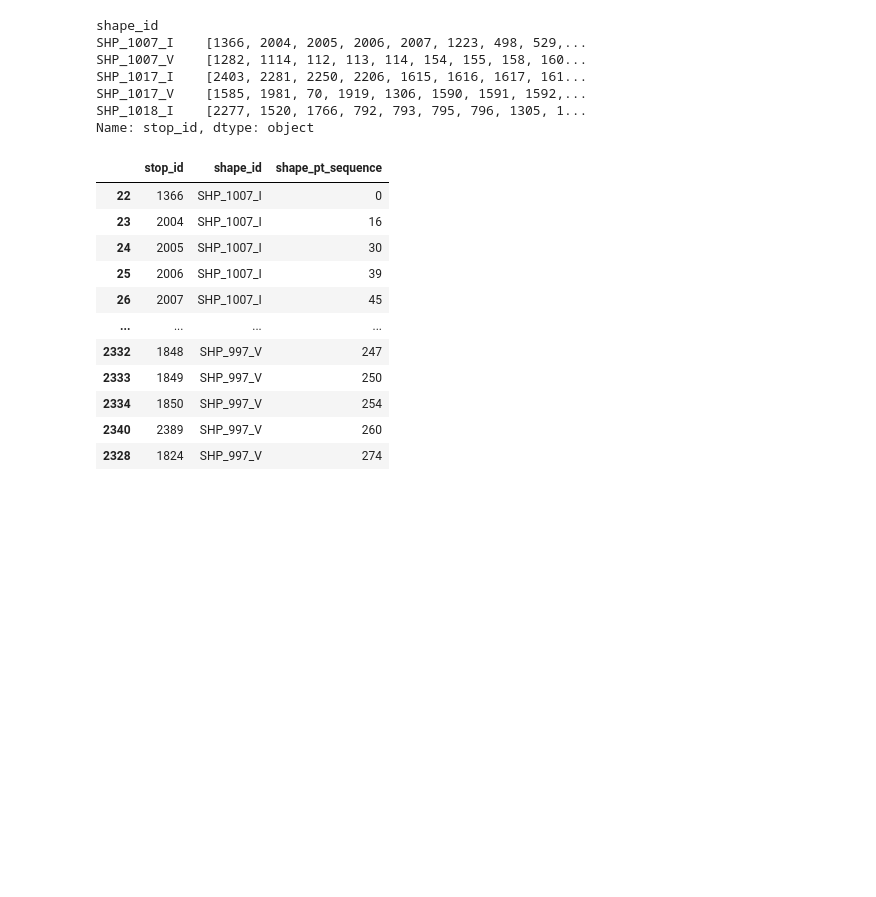
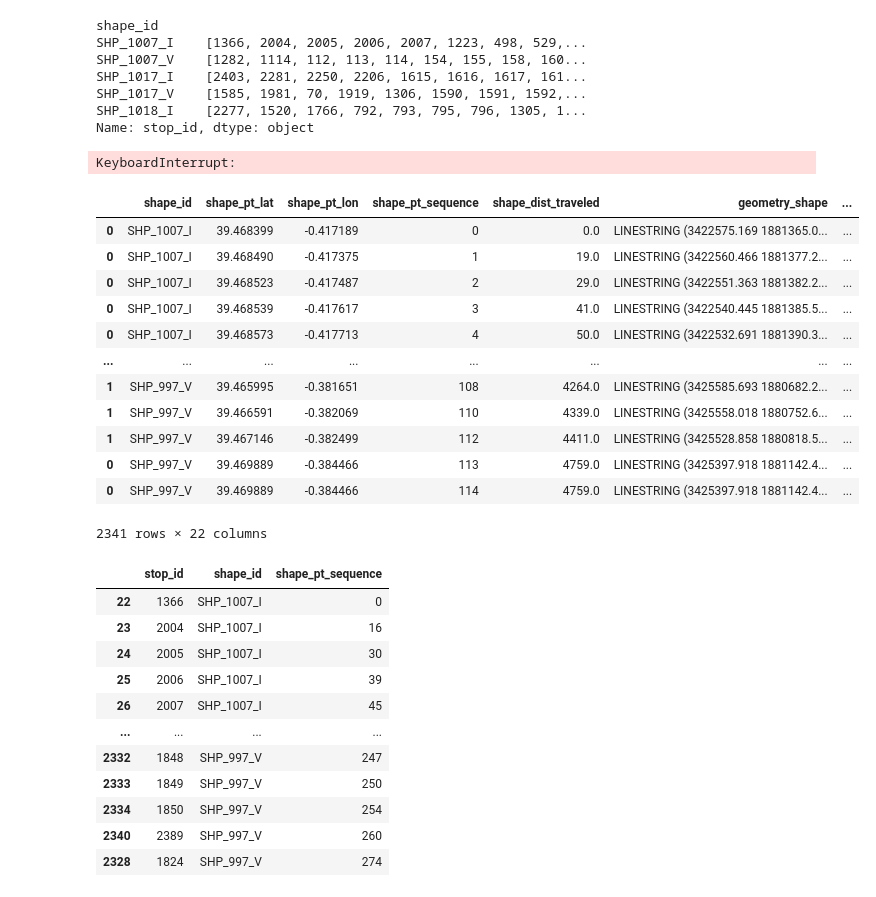
Before and after one commit to andrey-khaletsky/TFM, a Jupyter notebook: emt.ipynb, the cells around one changed output. Saved outputs shown, nothing was run; the diff lists cells and outputs as text; code cells hidden in the pictures; blank space fills up the shorter version.

Commit message:
latest version before network simplification attempt

```diff
--- a/emt.ipynb
+++ b/emt.ipynb
@@ -494,6 +455,6 @@ edges['length'] = edges['shape_dist_traveled_shifted'] - edges['shape_dist_trave
 edges = edges.drop(columns=['geometry_shifted', 'shape_dist_traveled_shifted', 'same_point'], errors='ignore')
 # %%
 edges = gpd.GeoDataFrame(edges, geometry='geometry', crs='EPSG:3035')
-edges = edges.to_crs('EPSG:3035')
+# edges = edges.to_crs('EPSG:3035')
 edges
 # %% [output]
@@ -516,15 +603,17 @@ AttributeError: 'NoneType' object has no attribute 'copy'
+# %%
+# add artificial edges to the network
+edges_filtered = pd.concat([edges_filtered, edges_to_add], axis='index')
 # %%
 version = 1
 graph_to_load = 'v' + str(version)
 # %%
 root = etree.Element('network', name='emt_network_' + graph_to_load)
-
 
 ## GENERATING NODES
 
 nodes_item = etree.SubElement(root, 'nodes')
 
-for _, node in nodes.iterrows():
+for _, node in nodes_filtered.iterrows():
 
     nodes_item.append(etree.Element('node',
                                     id=str(node['node_id']),
@@ -536,7 +625,7 @@ for _, node in nodes.iterrows():
 
 links_item = etree.SubElement(root, 'links')
 
-for _, link in edges.iterrows():
+for _, link in edges_filtered.iterrows():
 
     from_node = link['from_node_id']
     to_node = link['to_node_id']
@@ -551,10 +640,6 @@ for _, link in edges.iterrows():
     link_item.set('permlanes', str(1))
     link_item.set('length', str(np.round(link['length'], 3)))
 
-    # link_item.set('capacity', str(link['capacity']))
-    # link_item.set('freespeed', str(link['speed_mps']))
-    # link_item.set('permlanes', str(link['NUMLANES']))
-    # link_item.set('permlanes', str(1))
 
     link_item.set('modes', 'pt')
 
@@ -662,6 +762,9 @@ SHP_1017_V    [1585, 1981, 70, 1919, 1306, 1590, 1591, 1592,...
 SHP_1018_I    [2277, 1520, 1766, 792, 793, 795, 796, 1305, 1...
 Name: stop_id, dtype: object
 # %%
+# we do a walk along the shape assigning stops consecutively to avoid non-increasing shape_pt_sequence's...
+
+test_gdf = gpd.GeoDataFrame()
 shape_segments_to_stops = gpd.GeoDataFrame()
 
 # iterating through shapes
@@ -673,14 +776,43 @@ for shape_id, stops_array in shapes_to_stops.items():
     # get only the relevant shape's stops
     stops_filtered = stops.loc[stops['stop_id'].isin(stops_array), :]
 
-    cross = pd.merge(shape_segments, stops_filtered, how='cross', suffixes=['_shape', '_stop'])
 
-    # calculating distance from every stop to every shape segment
-    cross['distance'] = cross['geometry_stop'].distance(cross['geometry_shape'])
+    last_sequence_assigned = -1
+    for _, stop in stops_filtered.iterrows():
 
-    # leave only nearest segment for each stop
-    shape_segments_to_stops = pd.concat([shape_segments_to_stops,
-                                         cross.sort_values(by='distance').groupby('stop_id').first()], axis='index')
+        # the
+        stop_to_assign = stops.loc[stops['stop_id'].eq(stop['stop_id']), :]
+        shape_segments_filtered = shape_segments.loc[shape_segments['shape_pt_sequence'].gt(last_sequence_assigned)]
+
+        cross = pd.merge(shape_segments_filtered, stop_to_assign, how='cross', suffixes=['_shape', '_stop'])
+        cross['distance'] = cross['geometry_stop'].distance(cross['geometry_shape'])
+        cross['distance_diff'] = cross['distance'].diff().shift(-1).ge(0)
+
+        segment_to_assign = cross.loc[cross['distance_diff'].eq(True)].head(1)
+
+        test_gdf = pd.concat([test_gdf, segment_to_assign], axis='index')
+        last_sequence_assigned = segment_to_assign['shape_pt_sequence'].iloc[0]
+
+
+test_gdf
+# %% [output]
+KeyboardInterrupt:
+# %%
+test_gdf
+# %% [output]
+|  | shape_id | shape_pt_lat | shape_pt_lon | shape_pt_sequence | shape_dist_traveled | geometry_shape | ... |
+| 0 | SHP_1007_I | 39.468399 | -0.417189 | 0 | 0.0 | LINESTRING (3422575.169 1881365.0... | ... |
+| 0 | SHP_1007_I | 39.468490 | -0.417375 | 1 | 19.0 | LINESTRING (3422560.466 1881377.2... | ... |
+| 0 | SHP_1007_I | 39.468523 | -0.417487 | 2 | 29.0 | LINESTRING (3422551.363 1881382.2... | ... |
+| 0 | SHP_1007_I | 39.468539 | -0.417617 | 3 | 41.0 | LINESTRING (3422540.445 1881385.5... | ... |
+| 0 | SHP_1007_I | 39.468573 | -0.417713 | 4 | 50.0 | LINESTRING (3422532.691 1881390.3... | ... |
+| ... | ... | ... | ... | ... | ... | ... | ... |
+| 1 | SHP_997_V | 39.465995 | -0.381651 | 108 | 4264.0 | LINESTRING (3425585.693 1880682.2... | ... |
+| 1 | SHP_997_V | 39.466591 | -0.382069 | 110 | 4339.0 | LINESTRING (3425558.018 1880752.6... | ... |
+| 1 | SHP_997_V | 39.467146 | -0.382499 | 112 | 4411.0 | LINESTRING (3425528.858 1880818.5... | ... |
+| 0 | SHP_997_V | 39.469889 | -0.384466 | 113 | 4759.0 | LINESTRING (3425397.918 1881142.4... | ... |
+| 0 | SHP_997_V | 39.469889 | -0.384466 | 114 | 4759.0 | LINESTRING (3425397.918 1881142.4... | ... |
+2341 rows × 22 columns
 # %%
 shape_segments_to_stops = shape_segments_to_stops.reset_index().loc[:, ['stop_id', 'shape_id', 'shape_pt_sequence']].sort_values(by=['shape_id', 'shape_pt_sequence'])
 shape_segments_to_stops
```
Also changed, not shown: parts of 40 cells of this notebook, 23 other files.
